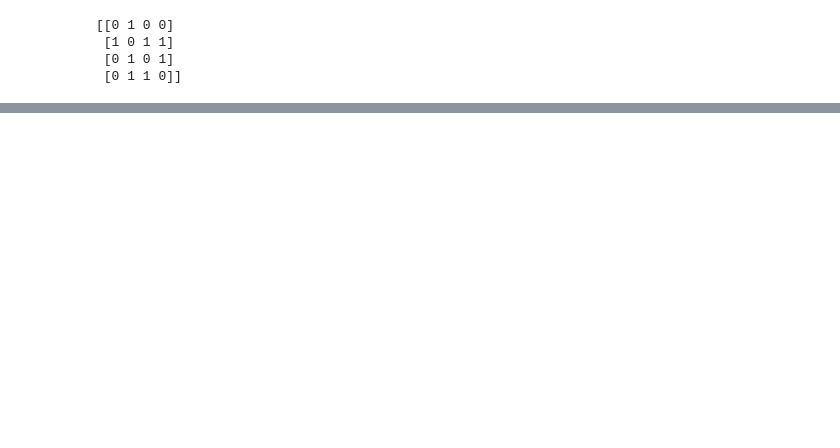
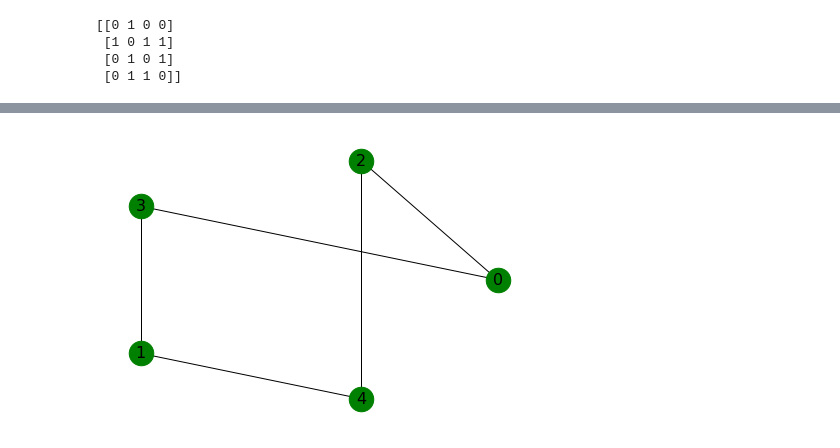
Before and after one commit to DavidMulhern/GraphTheory_Proj_DM, a Jupyter notebook: graph-isomorphism.ipynb, the cells around one changed output, grey strips where cells are left out. Saved outputs shown, nothing was run; the diff lists cells and outputs as text; code cells hidden in the pictures; blank space fills up the shorter version.

```diff
--- a/graph-isomorphism.ipynb
+++ b/graph-isomorphism.ipynb
@@ -165,0 +308,5 @@ print(nx.to_numpy_array(graph).astype(np.uint8))
+# %%
+# Now we can draw the graph.
+nx.draw_circular(graph2, **params)
+# %% [output]
+[figure, added]
```
Also changed, not shown: parts of 26 cells of this notebook, 1 other file.
